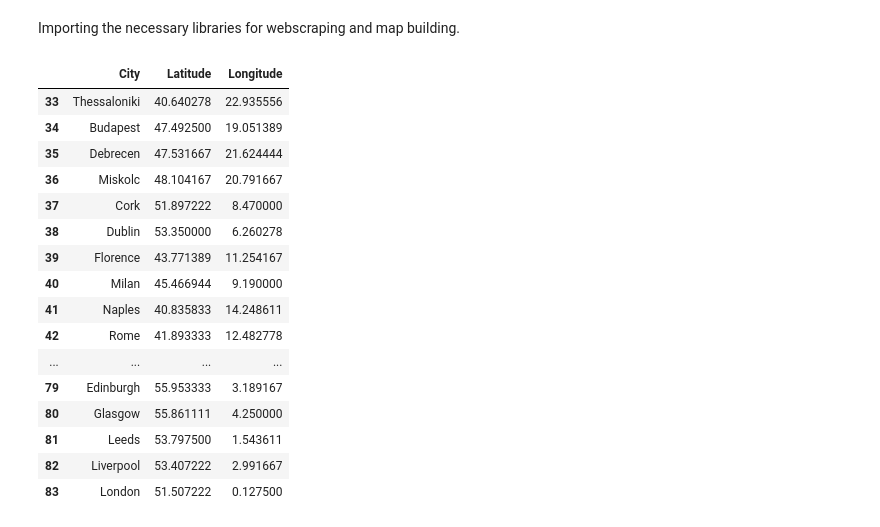
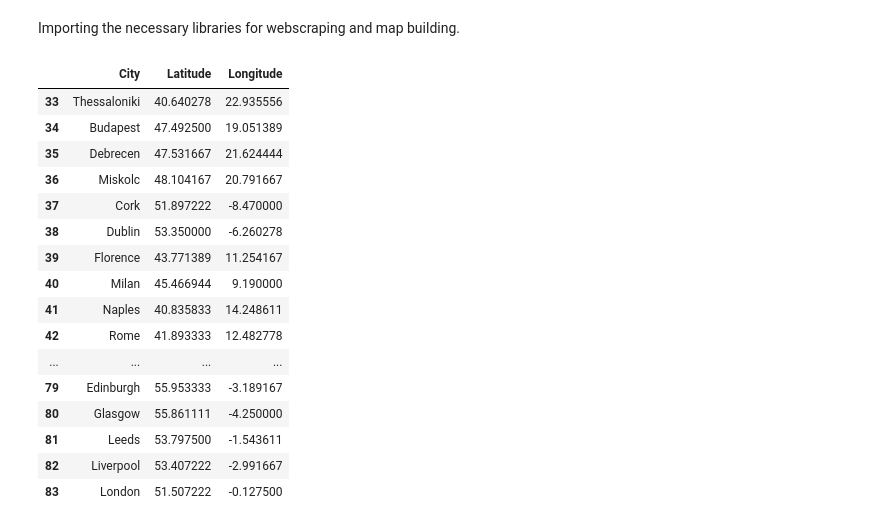
Before and after one commit to afonsolince06/-Where-should-I-live-PDS-Project, a Jupyter notebook: testar_web_scrapping.ipynb, the cells around one changed output. Cells and saved outputs as stored; diff of their text form; code cells hidden in the pictures.

```diff
--- a/testar_web_scrapping.ipynb
+++ b/testar_web_scrapping.ipynb
@@ -134,6 +134,9 @@ def dms_to_decimal(dms_coords):
 
     decimal_coords = degrees + (minutes / 60) + (seconds / 3600) # formula to convert DMS to decimal
 
+    if 'S' in dms_coords or 'W' in dms_coords:
+        decimal_coords = -decimal_coords # southern and western hemispheres are negative
+
     return decimal_coords
 
 city_data_coords['Latitude'] = city_data_coords['Latitude'].apply(dms_to_decimal)
@@ -144,43 +147,43 @@ display(city_data_coords[['City','Latitude', 'Longitude']].tail(51))
 map_df = city_data_coords.dropna(subset=['Latitude', 'Longitude'])
 
 fig_map = px.scatter_map(
         map_df,
         lat="Latitude",
         lon="Longitude",
         hover_name="City",
         hover_data={
             "Latitude": False, "Longitude": False,
             "Country": True,
             "Population": ':,.0f',
             "Average Monthly Salary": ':,.0f €',
             "Average Cost of Living": ':,.0f €'
         },
         color="Average Monthly Salary",
         size="Population",
-        color_continuous_scale="Viridis",
+        color_continuous_scale="Sunsetdark",
         zoom=3,
         height=700,
         title="Iterative Map of Cities with Population, Average Monthly Salary, and Cost of Living"
     )
 
 fig_map.update_layout(mapbox_style="open-street-map")
 fig_map.update_layout(margin={"r":0,"t":40,"l":0,"b":0})
 fig_map.show()
 # %% [output]
 |  | City | Latitude | Longitude |
 | 33 | Thessaloniki | 40.640278 | 22.935556 |
 | 34 | Budapest | 47.492500 | 19.051389 |
 | 35 | Debrecen | 47.531667 | 21.624444 |
 | 36 | Miskolc | 48.104167 | 20.791667 |
-| 37 | Cork | 51.897222 | 8.470000 |
-| 38 | Dublin | 53.350000 | 6.260278 |
+| 37 | Cork | 51.897222 | -8.470000 |
+| 38 | Dublin | 53.350000 | -6.260278 |
 | 39 | Florence | 43.771389 | 11.254167 |
 | 40 | Milan | 45.466944 | 9.190000 |
 | 41 | Naples | 40.835833 | 14.248611 |
 | 42 | Rome | 41.893333 | 12.482778 |
 | ... | ... | ... | ... |
-| 79 | Edinburgh | 55.953333 | 3.189167 |
-| 80 | Glasgow | 55.861111 | 4.250000 |
-| 81 | Leeds | 53.797500 | 1.543611 |
-| 82 | Liverpool | 53.407222 | 2.991667 |
-| 83 | London | 51.507222 | 0.127500 |
+| 79 | Edinburgh | 55.953333 | -3.189167 |
+| 80 | Glasgow | 55.861111 | -4.250000 |
+| 81 | Leeds | 53.797500 | -1.543611 |
+| 82 | Liverpool | 53.407222 | -2.991667 |
+| 83 | London | 51.507222 | -0.127500 |
```
